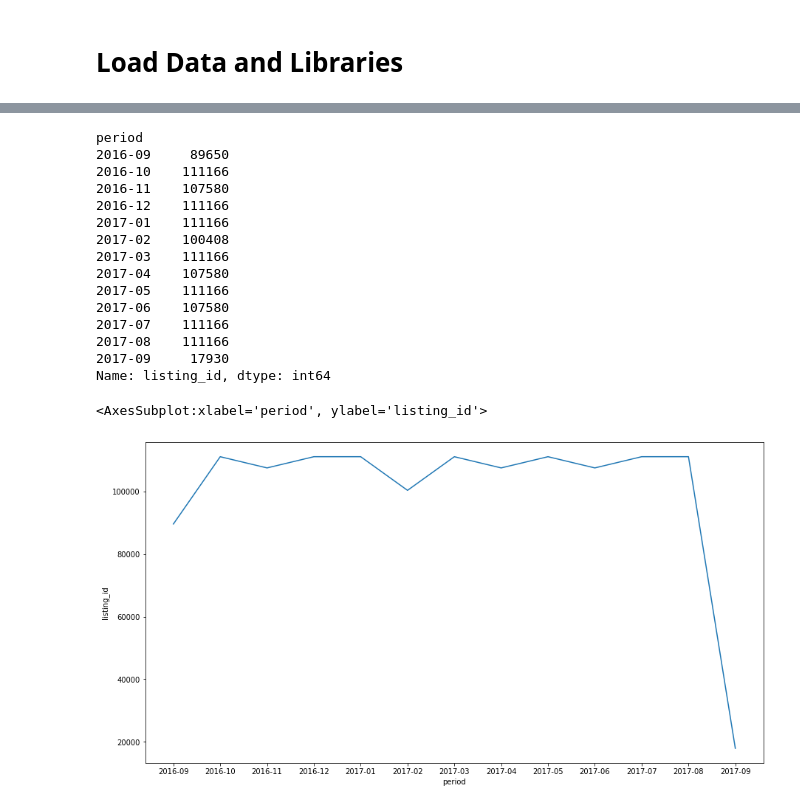
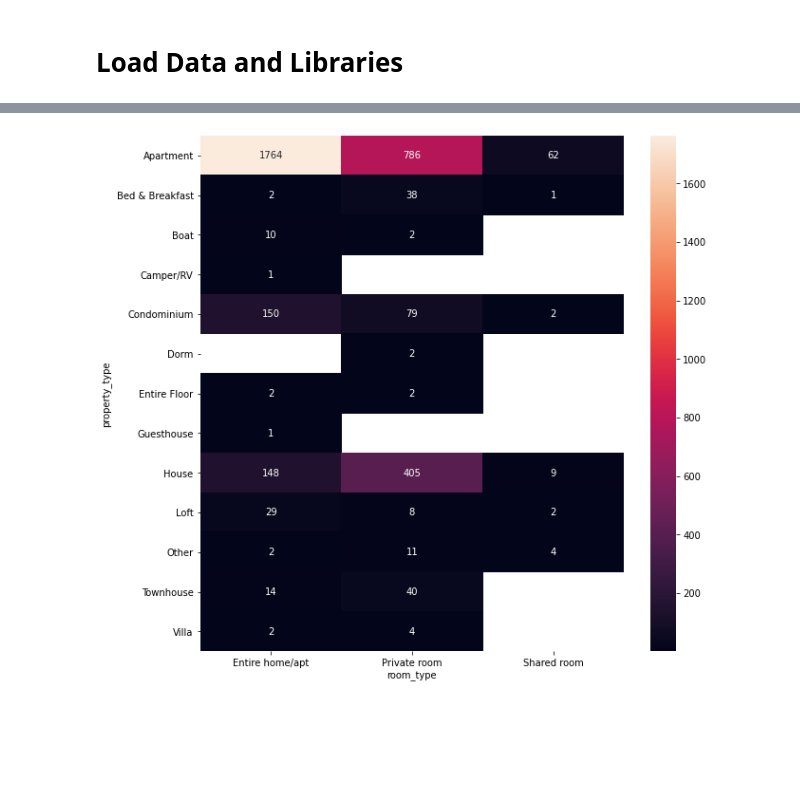
Before and after one commit to ivanmang/Airbnb-data-analysis, a Jupyter notebook: airbnb.ipynb, the cells around one changed output, grey strips where cells are left out. Drawn from its saved outputs; the diff is of its cells as text; code cells hidden in the pictures; blank space fills up the shorter version.

```diff
--- a/airbnb.ipynb
+++ b/airbnb.ipynb
@@ -48,6 +39,5 @@ Name: price, Length: 3585, dtype: object
 def reformat_data(df):
     # Convert price string into float
     df.price = df.price.str.replace("[$, ]", "").astype("float")
-    #
-
     return df
+df_listings_bos = reformat_data(df_listings_bos)
@@ -158,24 +44,7 @@ available_room = df_calendar_bos.groupby(['period']).count().listing_id
-# %%
-available_room
-# %% [output]
-period
-2016-09     89650
-2016-10    111166
-2016-11    107580
-2016-12    111166
-2017-01    111166
-2017-02    100408
-2017-03    111166
-2017-04    107580
-2017-05    111166
-2017-06    107580
-2017-07    111166
-2017-08    111166
-2017-09     17930
-Name: listing_id, dtype: int64
-# %%
-plt.figure(figsize=(15,8))
-sns.lineplot(data = available_room)
-# %% [output]
-<AxesSubplot:xlabel='period', ylabel='listing_id'>
-[figure, removed]
+# %%
+import seaborn as sns
+
+plt.figure(figsize=(10,10))
+ax = sns.heatmap(df_listings_bos.groupby(['property_type', 'room_type']).count()['listing_url'].unstack(), annot=True, fmt=".0f")
+# %% [output]
+[figure, added]
```
Also changed, not shown: parts of 19 cells of this notebook, 1 other file.
